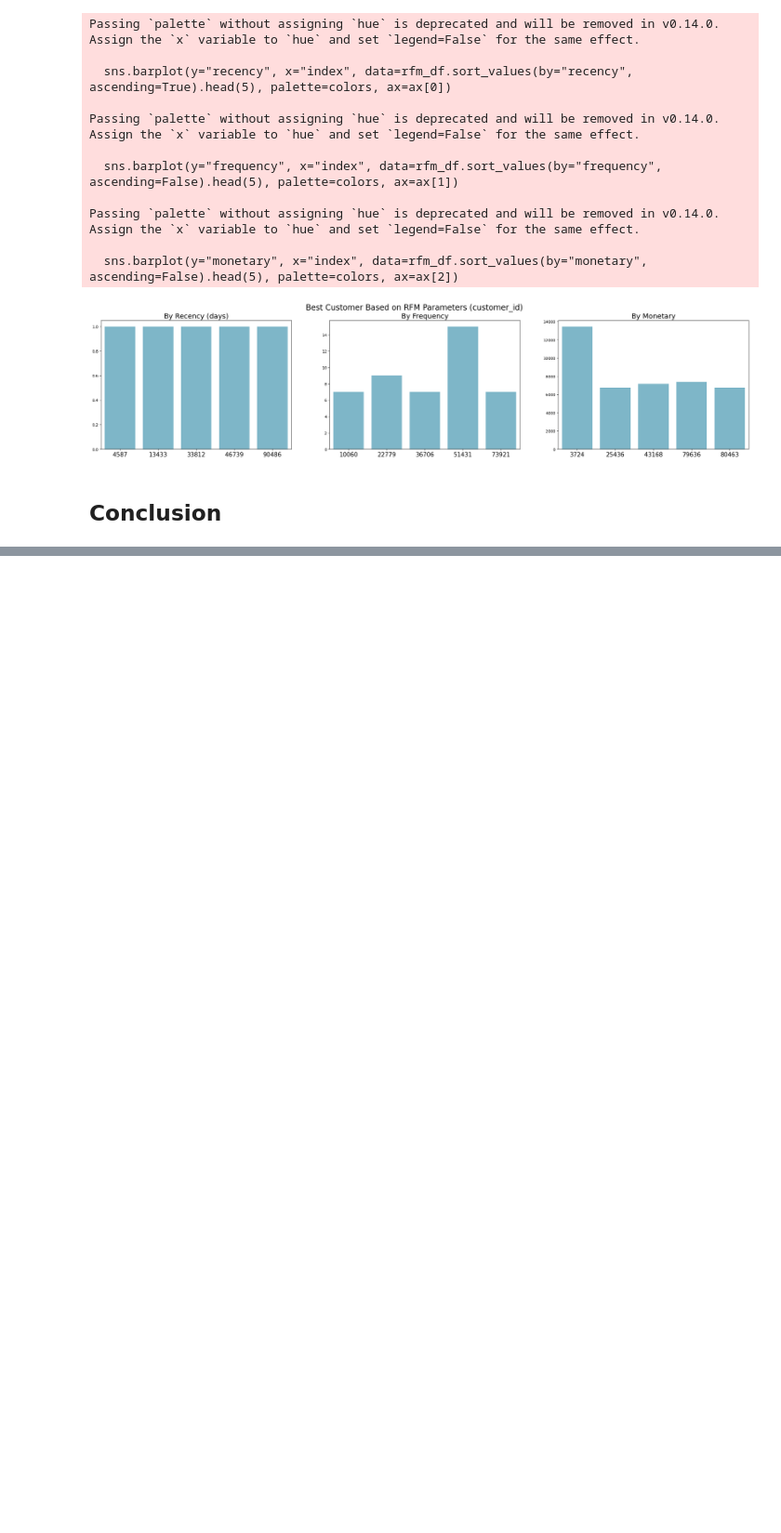
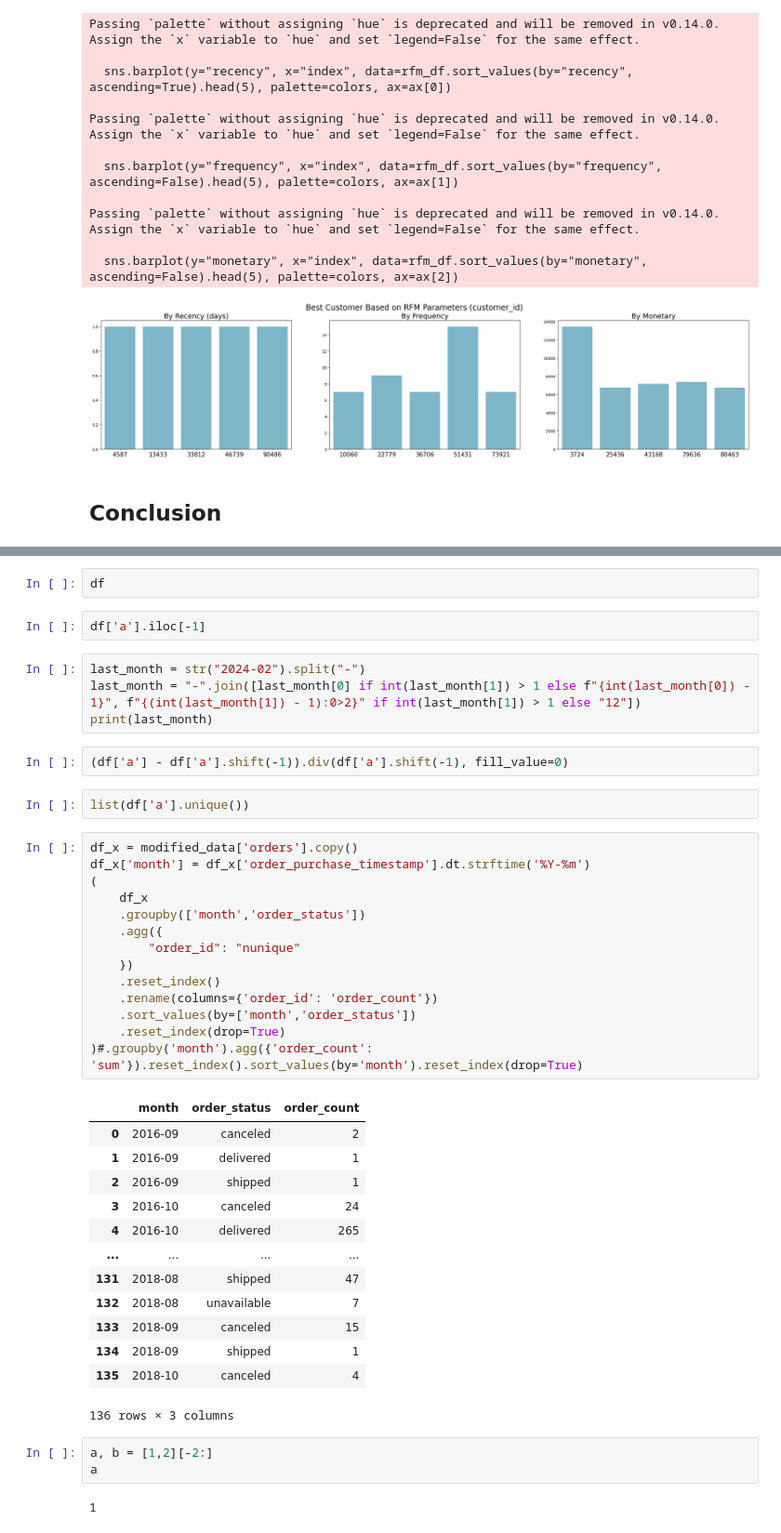
Before and after one commit to nairkivm/e-commerce-public-data-project, a Jupyter notebook: Proyek_Analisis_Data.ipynb, the cells around one changed output, grey strips where cells are left out. Shown at 93% size. Drawn from its saved outputs; the diff is of its cells as text; blank space fills up the shorter version.

```diff
--- a/Proyek_Analisis_Data.ipynb
+++ b/Proyek_Analisis_Data.ipynb
@@ -861,0 +889,45 @@ Passing `palette` without assigning `hue` is deprecated and will be removed in v
+# %%
+df
+# %%
+df['a'].iloc[-1]
+# %%
+last_month = str("2024-02").split("-")
+last_month = "-".join([last_month[0] if int(last_month[1]) > 1 else f"{int(last_month[0]) - 1}", f"{(int(last_month[1]) - 1):0>2}" if int(last_month[1]) > 1 else "12"])
+print(last_month)
+# %%
+(df['a'] - df['a'].shift(-1)).div(df['a'].shift(-1), fill_value=0)
+# %%
+list(df['a'].unique())
+# %%
+df_x = modified_data['orders'].copy()
+df_x['month'] = df_x['order_purchase_timestamp'].dt.strftime('%Y-%m')
+(
+    df_x
+    .groupby(['month','order_status'])
+    .agg({
+        "order_id": "nunique"
+    })
+    .reset_index()
+    .rename(columns={'order_id': 'order_count'})
+    .sort_values(by=['month','order_status'])
+    .reset_index(drop=True)
+)#.groupby('month').agg({'order_count': 'sum'}).reset_index().sort_values(by='month').reset_index(drop=True)
+# %% [output]
+|  | month | order_status | order_count |
+| 0 | 2016-09 | canceled | 2 |
+| 1 | 2016-09 | delivered | 1 |
+| 2 | 2016-09 | shipped | 1 |
+| 3 | 2016-10 | canceled | 24 |
+| 4 | 2016-10 | delivered | 265 |
+| ... | ... | ... | ... |
+| 131 | 2018-08 | shipped | 47 |
+| 132 | 2018-08 | unavailable | 7 |
+| 133 | 2018-09 | canceled | 15 |
+| 134 | 2018-09 | shipped | 1 |
+| 135 | 2018-10 | canceled | 4 |
+136 rows × 3 columns
+# %%
+a, b = [1,2][-2:]
+a
+# %% [output]
+1
```
Also changed, not shown: parts of 13 cells of this notebook.
